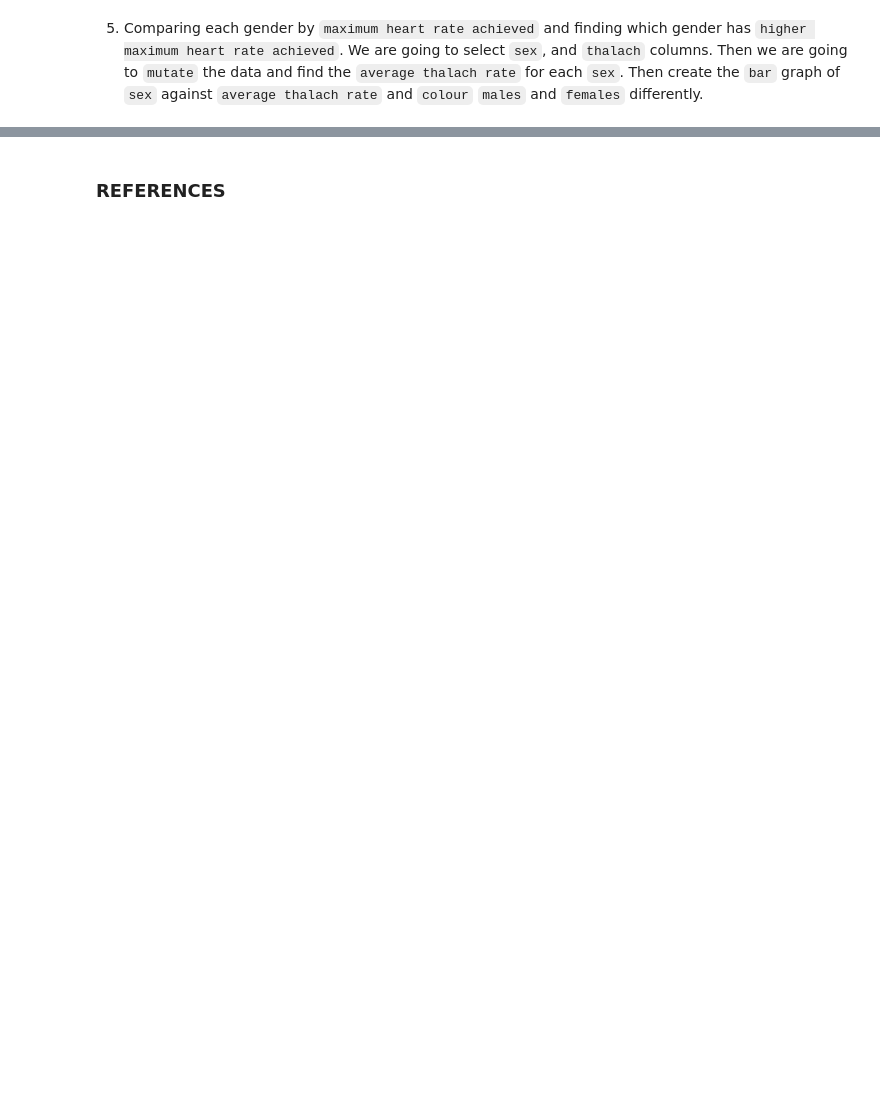
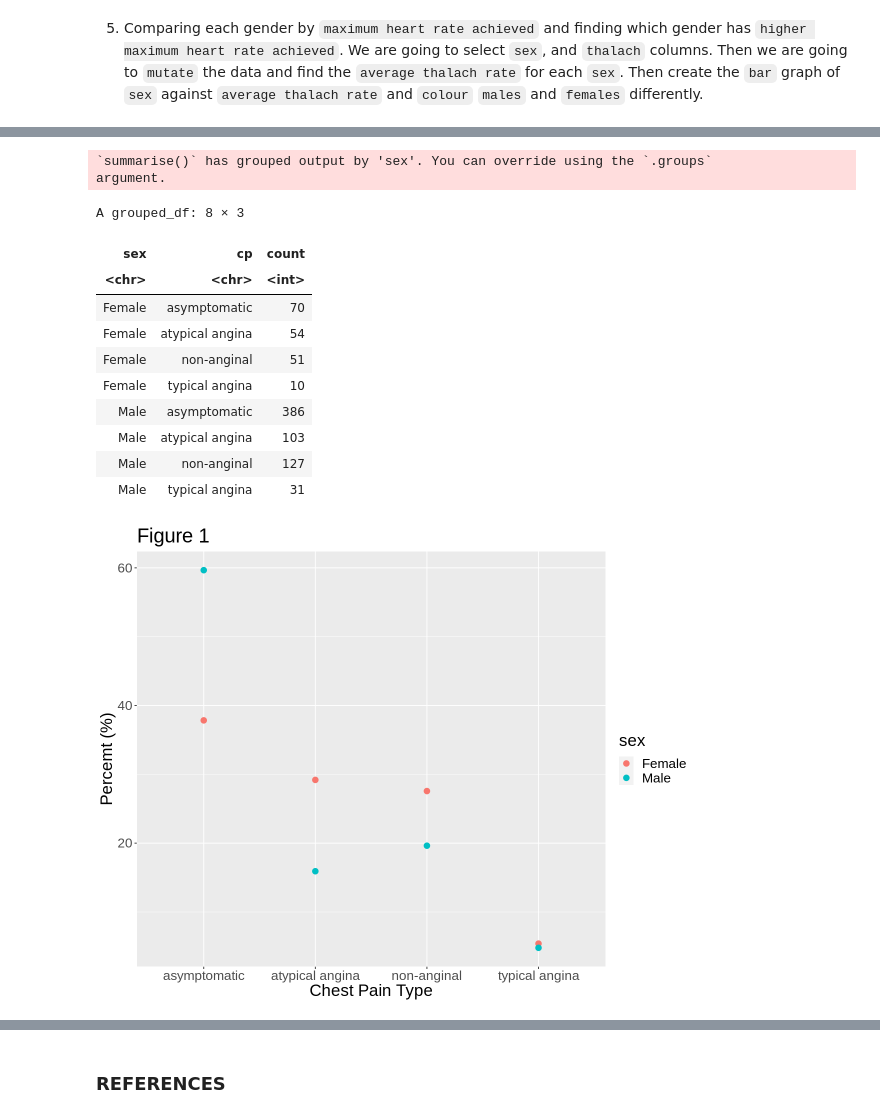
Before and after one commit to raulortiz04/dsci-100-2023s1-group-59, a Jupyter notebook: Project_Report.ipynb, the cells around one changed output, grey strips where cells are left out. Cells and saved outputs as stored; diff of their text form; code cells hidden in the pictures; blank space fills up the shorter version.

Commit message:
Added the Method, Discussion and References so far
Edited the Method's frame, some graphs, and figures

```diff
--- a/Project_Report.ipynb
+++ b/Project_Report.ipynb
@@ -189,0 +69,8 @@ We have selected specific variables for our research because they are interrelat
+# %%
+# Method_0
+heart_disease <-read_csv("https://raw.githubusercontent.com/raulortiz04/dsci-100-2023s1-group-59/main/heart_disease_uci.csv")
+
+heart_disease <- heart_disease |>
+    select(-num, -thal, -slope, -dataset, -oldpeak, -exang, -ca, -fbs) |> # remove columns that is not important
+    na.omit() # remove NAs
+heart_disease
@@ -189,0 +99,36 @@ We have selected specific variables for our research because they are interrelat
+# %%
+# Method_1
+
+# Number of Female & Male
+sex_dist <- heart_disease |>
+  group_by(sex, cp) |>
+  summarize(count = n())
+sex_dist
+# Percentate of Female & Male
+sex_dist_perc <- sex_dist |>
+  mutate(percent = count / sum(count) * 100)
+
+# Plot of the sex_dist_perc
+options(repr.plot.width = 10, repr.plot.height = 8)
+sex_dist_plot <- sex_dist_perc |>
+    ggplot(aes(x = cp, y = percent, color = sex)) +
+    geom_point(size = 3) +
+    labs(x = "Chest Pain Type", y = "Percemt (%)") +
+    theme(text = element_text(size = 20)) +
+    ggtitle("Figure 1")
+sex_dist_plot
+# %% [output]
+`summarise()` has grouped output by 'sex'. You can override using the `.groups`
+argument.
+A grouped_df: 8 × 3
+| sex | cp | count |
+| <chr> | <chr> | <int> |
+| Female | asymptomatic | 70 |
+| Female | atypical angina | 54 |
+| Female | non-anginal | 51 |
+| Female | typical angina | 10 |
+| Male | asymptomatic | 386 |
+| Male | atypical angina | 103 |
+| Male | non-anginal | 127 |
+| Male | typical angina | 31 |
+[figure, new version]
```
Also changed, not shown: parts of 18 cells of this notebook.
